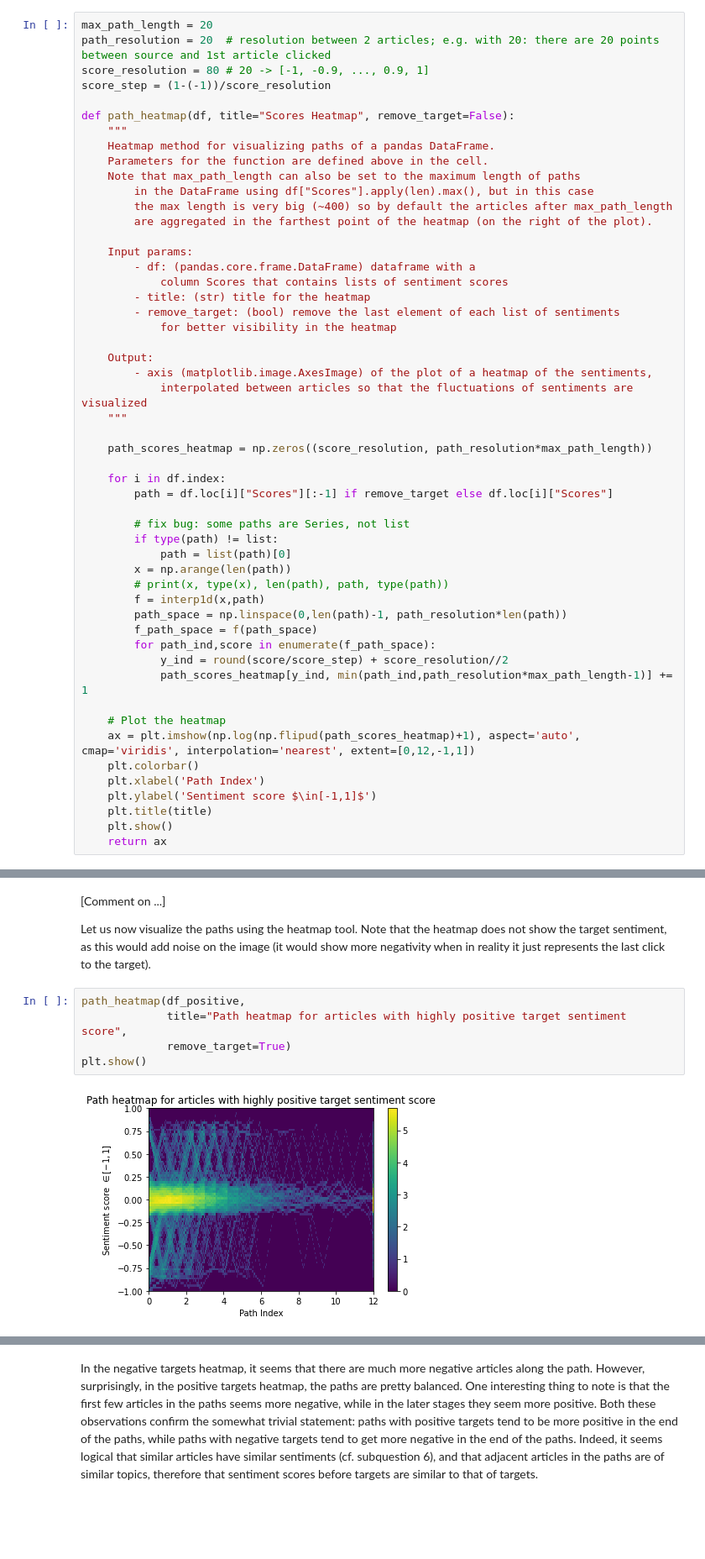
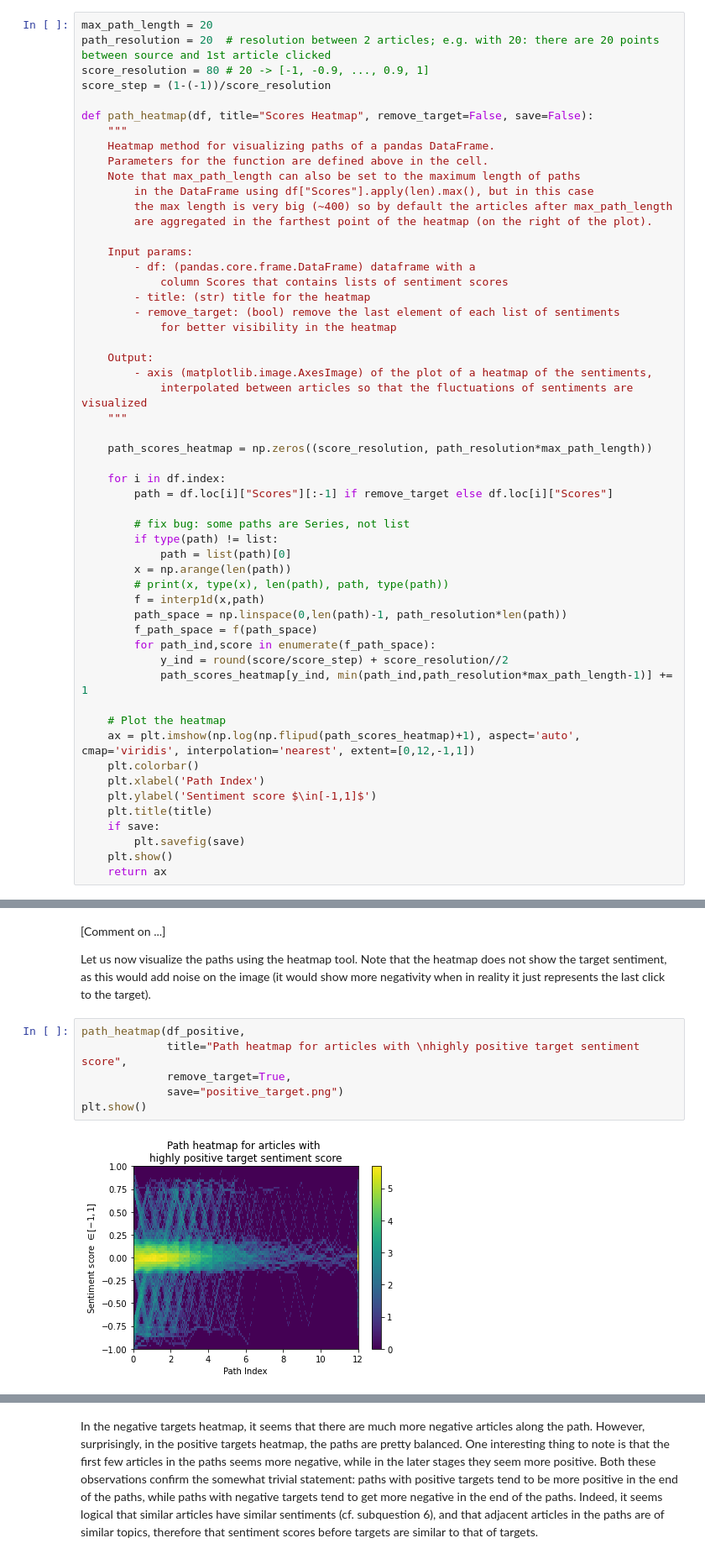
Before and after one commit to epfl-ada/ada-2023-project-statsquad3, a Jupyter notebook: subquestion-5.ipynb, the cells around one changed output, grey strips where cells are left out. Shown: that part at 84% size. Saved outputs shown, nothing was run; the diff lists cells and outputs as text; blank space fills up the shorter version.

Commit message:
img save + statsmodels eq

```diff
--- a/subquestion-5.ipynb
+++ b/subquestion-5.ipynb
@@ -48,7 +48,7 @@ path_resolution = 20  # resolution between 2 articles; e.g. with 20: there are 2
 score_resolution = 80 # 20 -> [-1, -0.9, ..., 0.9, 1]
 score_step = (1-(-1))/score_resolution
 
-def path_heatmap(df, title="Scores Heatmap", remove_target=False):
+def path_heatmap(df, title="Scores Heatmap", remove_target=False, save=False):
     """
     Heatmap method for visualizing paths of a pandas DataFrame.
     Parameters for the function are defined above in the cell.
@@ -92,6 +92,8 @@ def path_heatmap(df, title="Scores Heatmap", remove_target=False):
     plt.xlabel('Path Index')
     plt.ylabel('Sentiment score $\in[-1,1]$')
     plt.title(title)
+    if save:
+        plt.savefig(save)
     plt.show()
     return ax
 # %% [markdown]
@@ -175,10 +177,11 @@ df_neutral.describe()
 Let us now visualize the paths using the heatmap tool. Note that the heatmap does not show the target sentiment, as this would add noise on the image (it would show more negativity when in reality it just represents the last click to the target).
 # %%
 path_heatmap(df_positive,
-             title="Path heatmap for articles with highly positive target sentiment score",
-             remove_target=True)
+             title="Path heatmap for articles with \nhighly positive target sentiment score",
+             remove_target=True,
+             save="positive_target.png")
 plt.show()
 # %% [output]
-[figure, old version]
+[figure, new version]
 # %%
 path_heatmap(df_negative,
```
Also changed, not shown: parts of 5 cells of this notebook.
